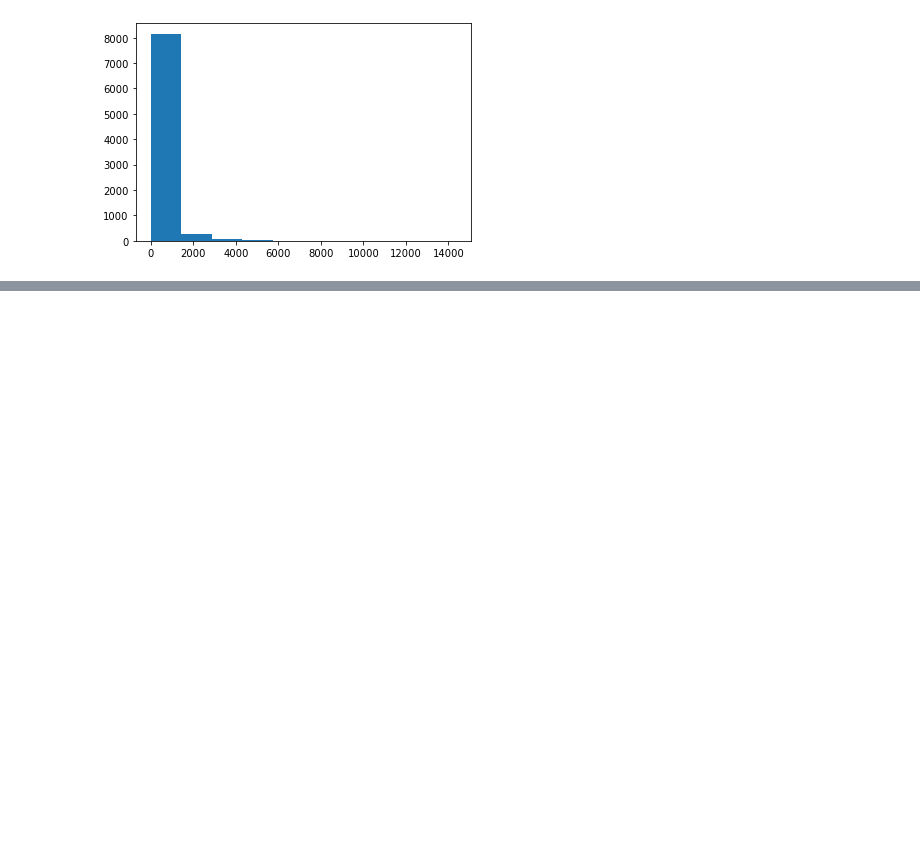
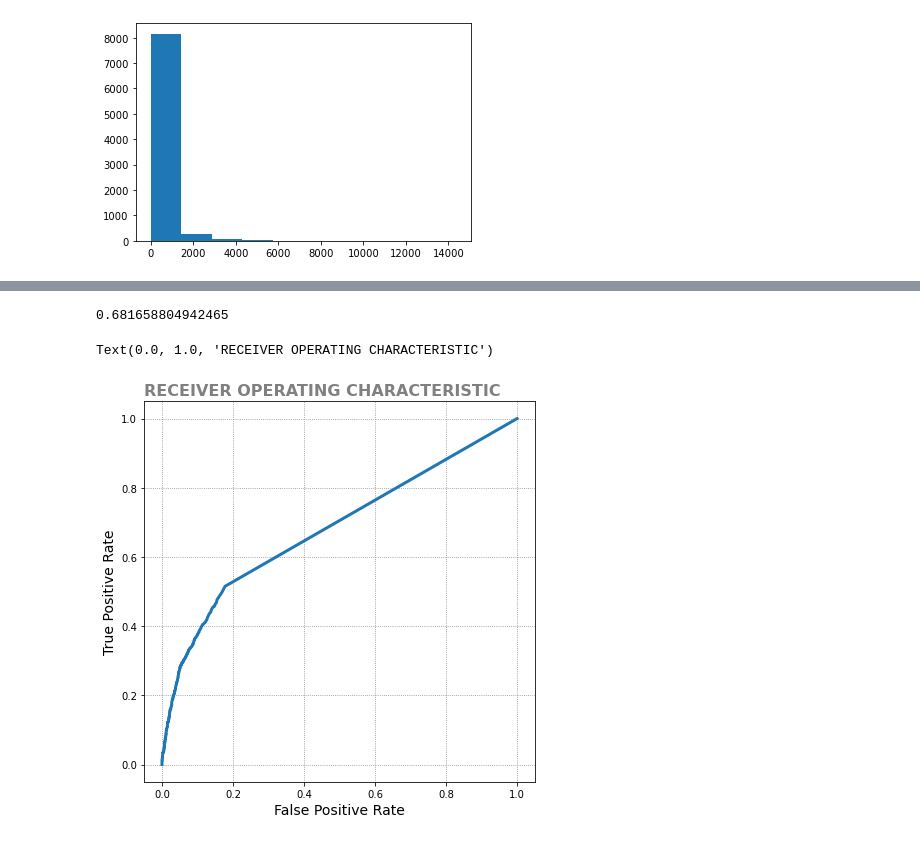
Before and after one commit to imarranz/spaceship-titanic, a Jupyter notebook: notebooks/EDA.ipynb, the cells around one changed output, grey strips where cells are left out. Cells and saved outputs as stored; diff of their text form; code cells hidden in the pictures; blank space fills up the shorter version.

Commit message:
ROC Analysis added

```diff
--- a/notebooks/EDA.ipynb
+++ b/notebooks/EDA.ipynb
@@ -134,0 +156,21 @@ plt.show()
+# %%
+fpr, tpr, cutoff = \
+roc_curve(y_true = data_roc_analysis.Transported,
+          y_score = data_roc_analysis.RoomService,
+          pos_label = 0)
+# %%
+auc(fpr, tpr)
+# %% [output]
+0.681658804942465
+# %%
+fig, ax = plt.subplots(nrows = 1, ncols = 1, figsize = (7,7))
+ax.plot(fpr, tpr, lw = 3)
+ax.grid(linestyle = ':', color = 'gray')
+ax.set_xlabel(r'False Positive Rate', fontsize = 14)
+ax.set_ylabel(r'True Positive Rate', fontsize = 14)
+ax.set_title('Receiver Operating Characteristic'.upper(),
+             loc = 'left', color = 'gray', fontsize = 16,
+             weight = 'bold')
+# %% [output]
+Text(0.0, 1.0, 'RECEIVER OPERATING CHARACTERISTIC')
+[figure, added]
```
Also changed, not shown: parts of 6 cells of this notebook.
